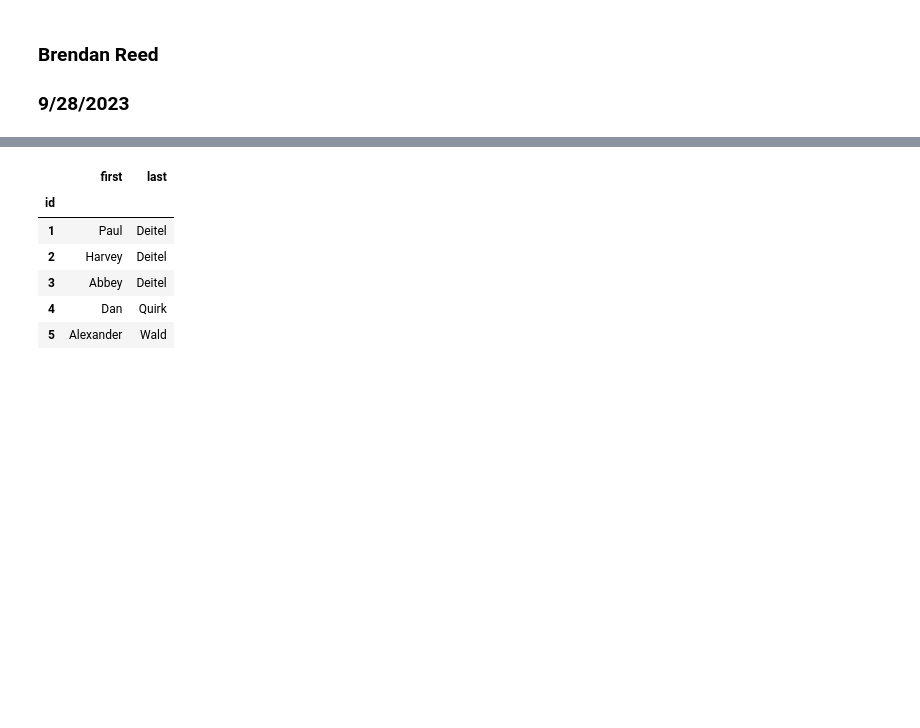
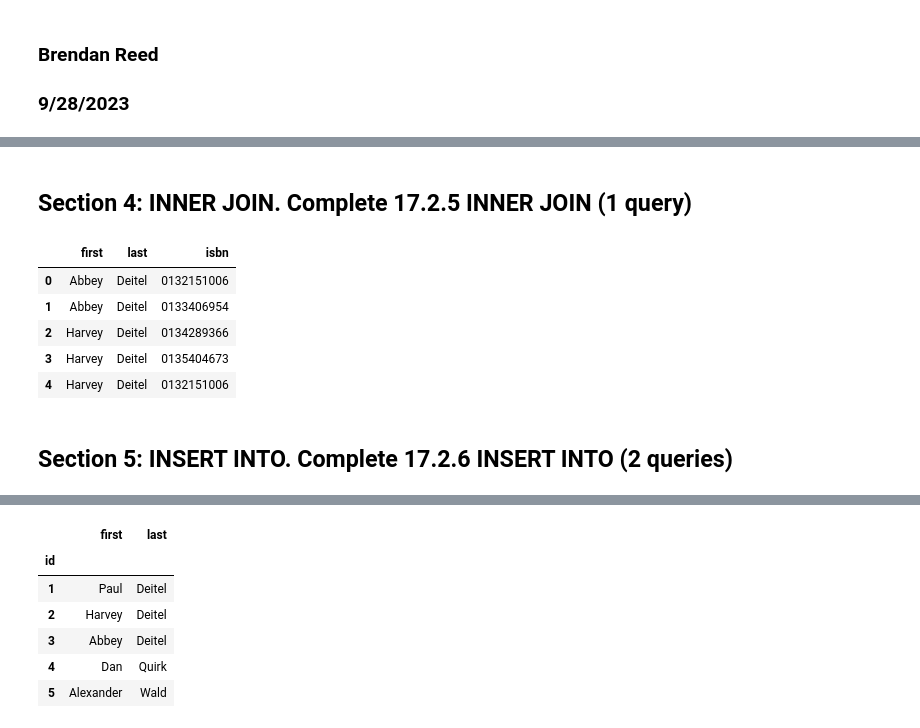
Before and after one commit to reedbc1/datafun-05-data-at-rest, a Jupyter notebook: Task 4.ipynb, the cells around one changed output, grey strips where cells are left out. Saved outputs shown, nothing was run; the diff lists cells and outputs as text; code cells hidden in the pictures; blank space fills up the shorter version.

```diff
--- a/Task 4.ipynb
+++ b/Task 4.ipynb
@@ -13,0 +184,17 @@ pd.options.display.max_columns = 10
+# %% [markdown]
+## Section 4: INNER JOIN. Complete 17.2.5 INNER JOIN (1 query)
+# %%
+pd.read_sql("""SELECT first, last, isbn
+                FROM authors
+                INNER JOIN author_ISBN
+                    ON authors.id = author_ISBN.id
+                ORDER BY last, first""", connection).head()
+# %% [output]
+|  | first | last | isbn |
+| 0 | Abbey | Deitel | 0132151006 |
+| 1 | Abbey | Deitel | 0133406954 |
+| 2 | Harvey | Deitel | 0134289366 |
+| 3 | Harvey | Deitel | 0135404673 |
+| 4 | Harvey | Deitel | 0132151006 |
+# %% [markdown]
+## Section 5: INSERT INTO. Complete 17.2.6 INSERT INTO (2 queries)
```
Also changed, not shown: parts of 40 cells of this notebook, 2 other files.
